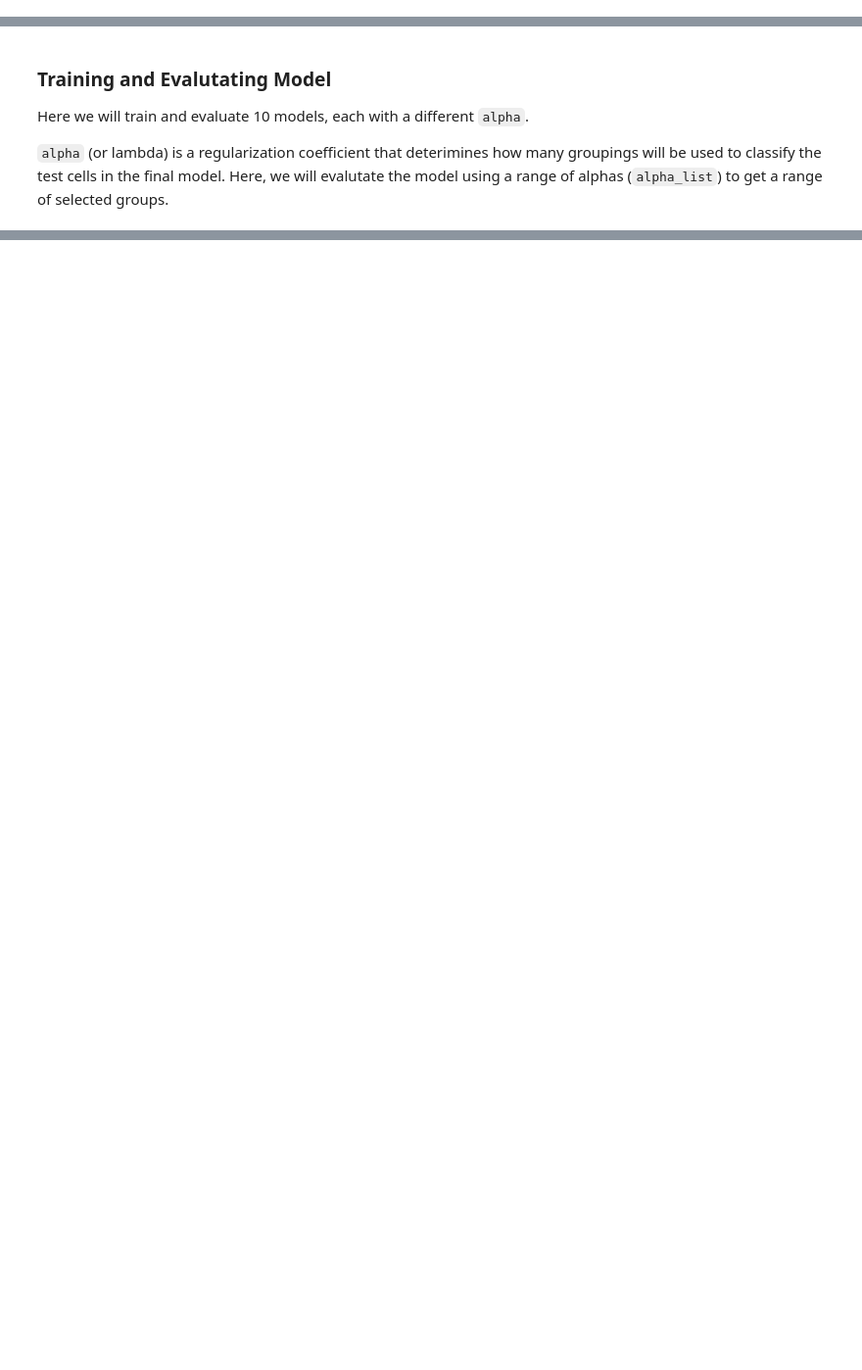
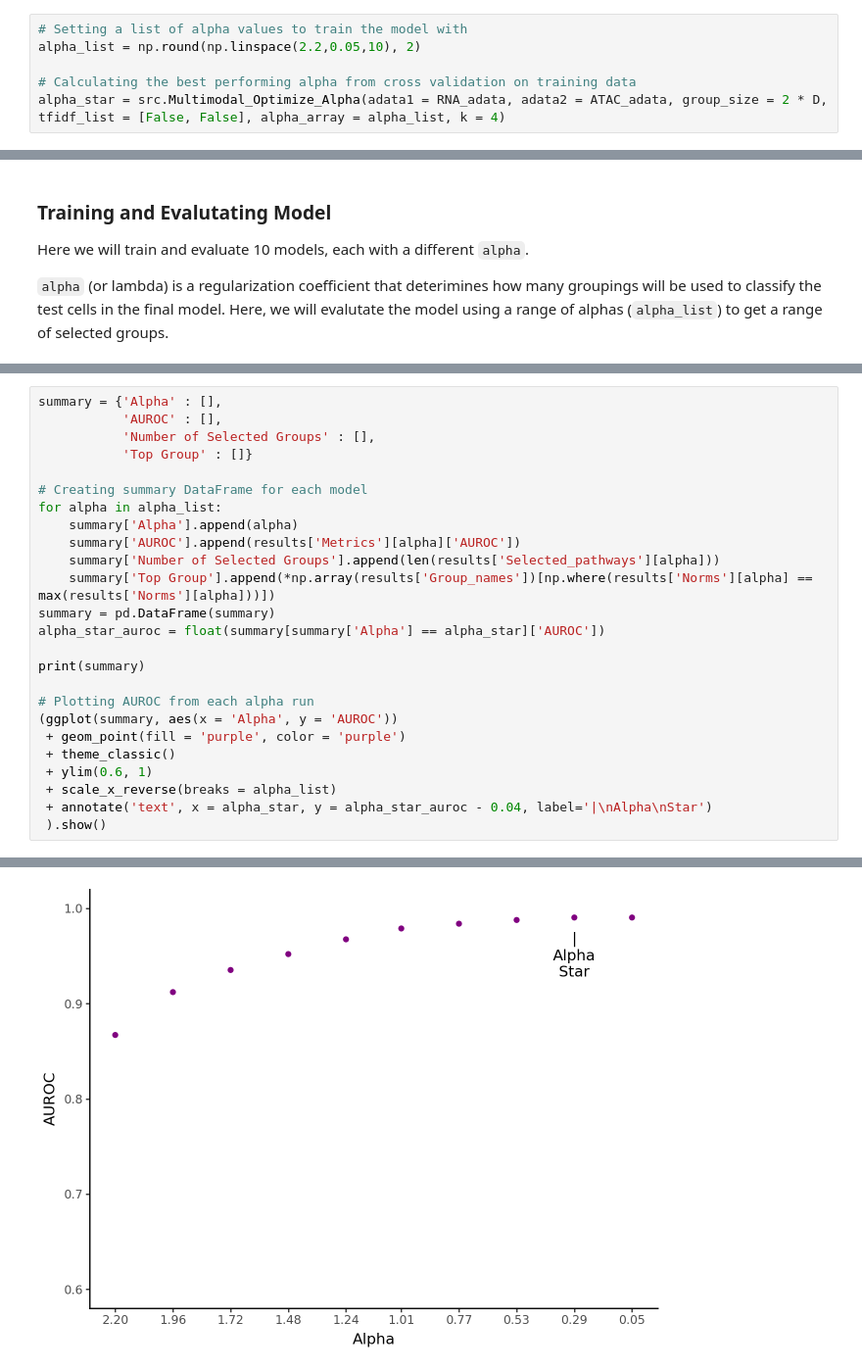
Before and after one commit to ohsu-cedar-comp-hub/scMKL, a Jupyter notebook: example/multimodal_analysis.ipynb, the cells around one changed output, grey strips where cells are left out. Shown at 98% size. Cells and saved outputs as stored; diff of their text form; blank space fills up the shorter version.

```diff
--- a/example/multimodal_analysis.ipynb
+++ b/example/multimodal_analysis.ipynb
@@ -73,0 +143,6 @@ combined_adata = src.Combine_Modalities(Assay_1_name = 'RNA', Assay_2_name = 'AT
+# %%
+# Setting a list of alpha values to train the model with
+alpha_list = np.round(np.linspace(2.2,0.05,10), 2)
+
+# Calculating the best performing alpha from cross validation on training data
+alpha_star = src.Multimodal_Optimize_Alpha(adata1 = RNA_adata, adata2 = ATAC_adata, group_size = 2 * D, tfidf_list = [False, False], alpha_array = alpha_list, k = 4)
@@ -104,0 +208,26 @@ results = {'Metrics' : metric_dict,
+# %%
+summary = {'Alpha' : [],
+           'AUROC' : [],
+           'Number of Selected Groups' : [],
+           'Top Group' : []}
+
+# Creating summary DataFrame for each model
+for alpha in alpha_list:
+    summary['Alpha'].append(alpha)
+    summary['AUROC'].append(results['Metrics'][alpha]['AUROC'])
+    summary['Number of Selected Groups'].append(len(results['Selected_pathways'][alpha]))
+    summary['Top Group'].append(*np.array(results['Group_names'])[np.where(results['Norms'][alpha] == max(results['Norms'][alpha]))])
+summary = pd.DataFrame(summary)
+alpha_star_auroc = float(summary[summary['Alpha'] == alpha_star]['AUROC'])
+
+print(summary)
+
+# Plotting AUROC from each alpha run
+(ggplot(summary, aes(x = 'Alpha', y = 'AUROC'))
+ + geom_point(fill = 'purple', color = 'purple')
+ + theme_classic()
+ + ylim(0.6, 1)
+ + scale_x_reverse(breaks = alpha_list)
+ + annotate('text', x = alpha_star, y = alpha_star_auroc - 0.04, label='|\nAlpha\nStar')
+ ).show()
+# %% [output]
@@ -104,0 +251 @@ results = {'Metrics' : metric_dict,
+[figure, added]
```
Also changed, not shown: parts of 16 cells of this notebook, 7 other files.
